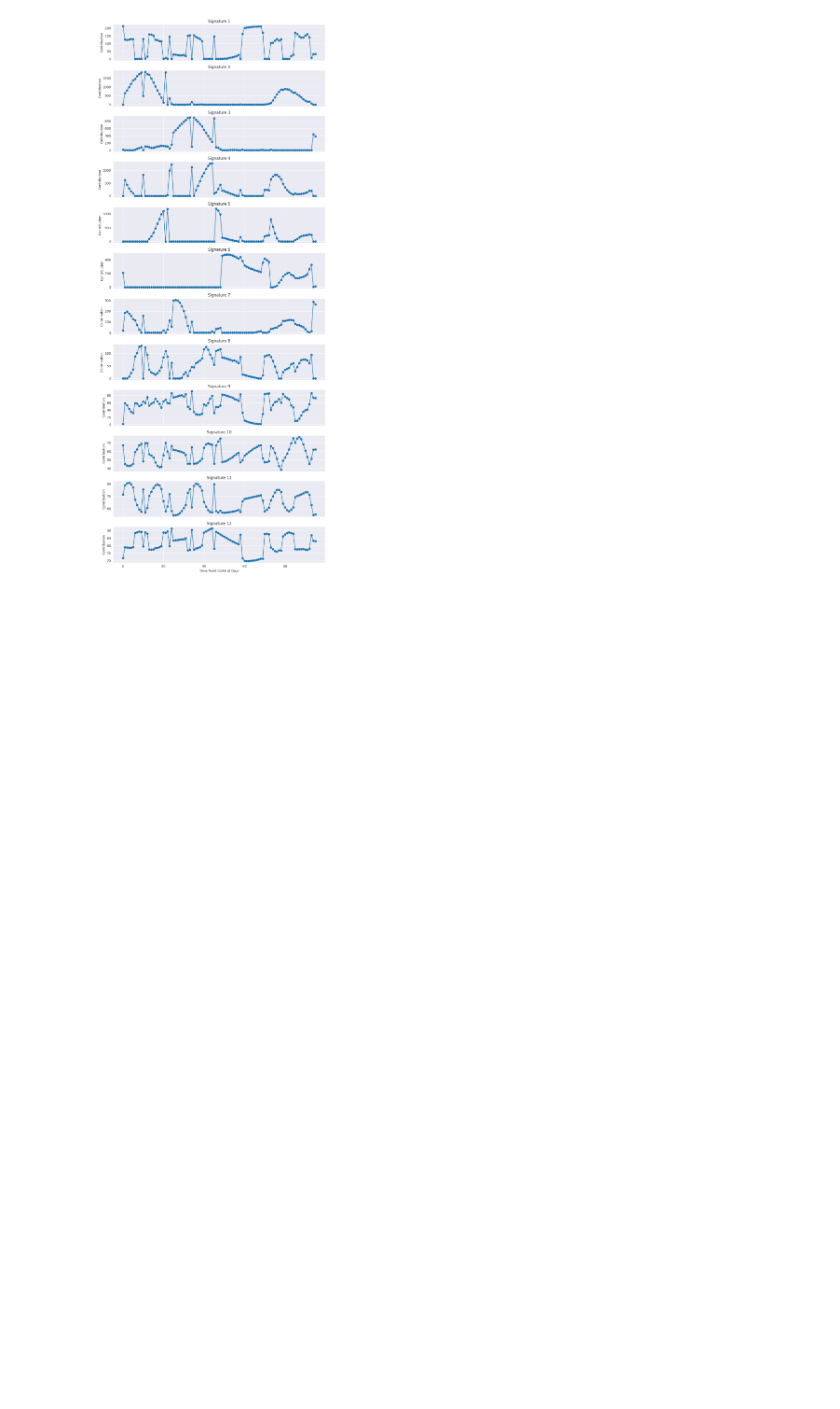
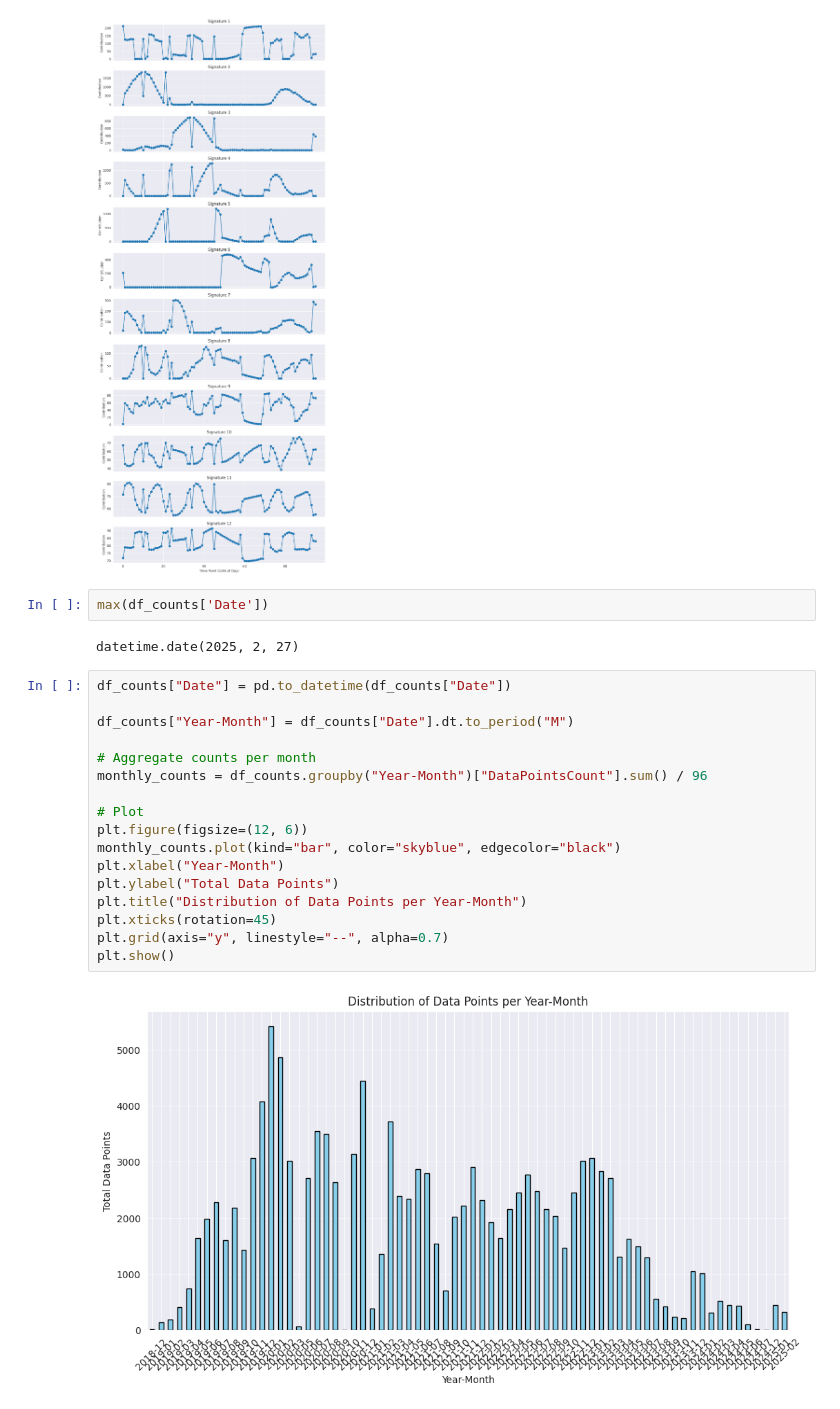
Before and after one commit to gavrielhan/MSc_Thesis, a Jupyter notebook: analysis_sleep_cgm.ipynb, the cells around one changed output. Drawn from its saved outputs; the diff is of its cells as text; blank space fills up the shorter version.

```diff
--- a/analysis_sleep_cgm.ipynb
+++ b/analysis_sleep_cgm.ipynb
@@ -1204,3 +1204,26 @@ plt.tight_layout()
 plt.show()
 # %% [output]
 [figure]
+# %%
+max(df_counts['Date'])
+# %% [output]
+datetime.date(2025, 2, 27)
+# %%
+df_counts["Date"] = pd.to_datetime(df_counts["Date"])
+
+df_counts["Year-Month"] = df_counts["Date"].dt.to_period("M")
+
+# Aggregate counts per month
+monthly_counts = df_counts.groupby("Year-Month")["DataPointsCount"].sum() / 96
+
+# Plot
+plt.figure(figsize=(12, 6))
+monthly_counts.plot(kind="bar", color="skyblue", edgecolor="black")
+plt.xlabel("Year-Month")
+plt.ylabel("Total Data Points")
+plt.title("Distribution of Data Points per Year-Month")
+plt.xticks(rotation=45)
+plt.grid(axis="y", linestyle="--", alpha=0.7)
+plt.show()
+# %% [output]
+[figure, added]
```
Also changed, not shown: parts of 2 cells of this notebook, 1 other file.
